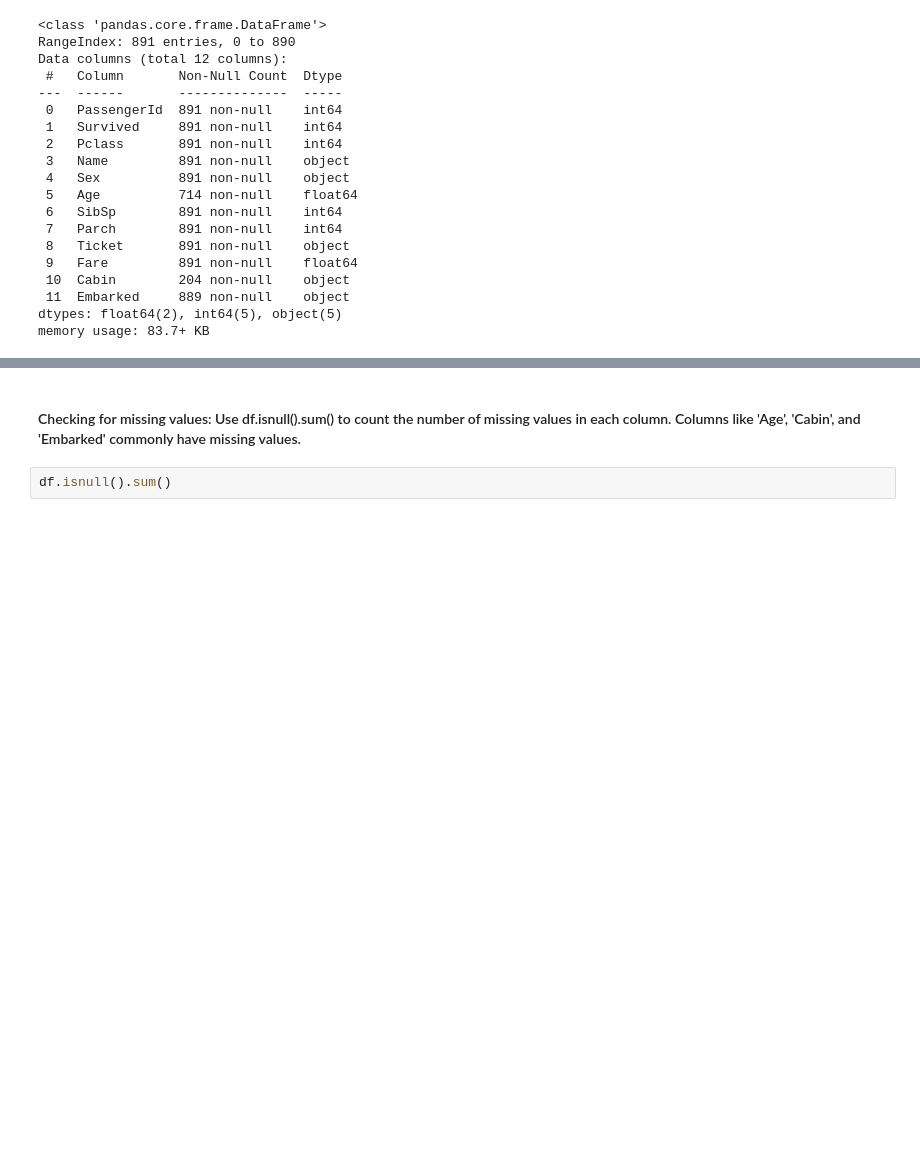
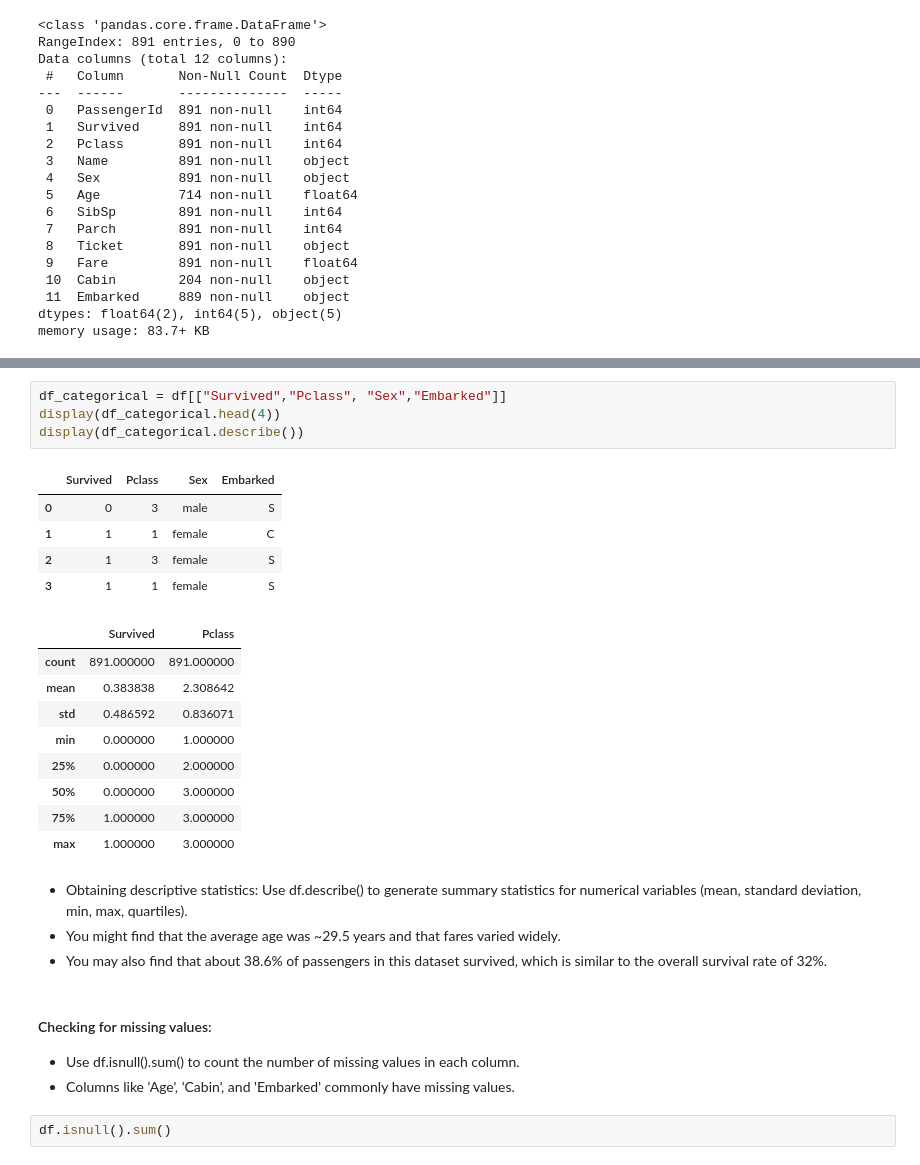
Before and after one commit to SrEntropy/titanic-ml-pipeline, a Jupyter notebook: notebooks/eda.ipynb, the cells around one changed output, grey strips where cells are left out. Drawn from its saved outputs; the diff is of its cells as text; blank space fills up the shorter version.

```diff
--- a/notebooks/eda.ipynb
+++ b/notebooks/eda.ipynb
@@ -94,5 +82,30 @@ df.describe(), df["Sex"].describe()
+# %%
+df_categorical = df[["Survived","Pclass", "Sex","Embarked"]]
+display(df_categorical.head(4))
+display(df_categorical.describe())
+# %% [output]
+|  | Survived | Pclass | Sex | Embarked |
+| 0 | 0 | 3 | male | S |
+| 1 | 1 | 1 | female | C |
+| 2 | 1 | 3 | female | S |
+| 3 | 1 | 1 | female | S |
+|  | Survived | Pclass |
+| count | 891.000000 | 891.000000 |
+| mean | 0.383838 | 2.308642 |
+| std | 0.486592 | 0.836071 |
+| min | 0.000000 | 1.000000 |
+| 25% | 0.000000 | 2.000000 |
+| 50% | 0.000000 | 3.000000 |
+| 75% | 1.000000 | 3.000000 |
+| max | 1.000000 | 3.000000 |
+# %% [markdown]
+- Obtaining descriptive statistics: Use df.describe() to generate summary statistics for numerical variables (mean, standard deviation, min, max, quartiles).
+- You might find that the average age was ~29.5 years and that fares varied widely.
+- You may also find that about 38.6% of passengers in this dataset survived, which is similar to the overall survival rate of 32%.
 # %% [markdown]
-#### Checking for missing values: Use df.isnull().sum() to count the number of missing values in each column. Columns like 'Age', 'Cabin', and 'Embarked' commonly have missing values.
+#### Checking for missing values:
+- Use df.isnull().sum() to count the number of missing values in each column.
+ - Columns like 'Age', 'Cabin', and 'Embarked' commonly have missing values.
 # %%
 df.isnull().sum()
 # %% [output]
```
Also changed, not shown: parts of 24 cells of this notebook, 1 other file.
